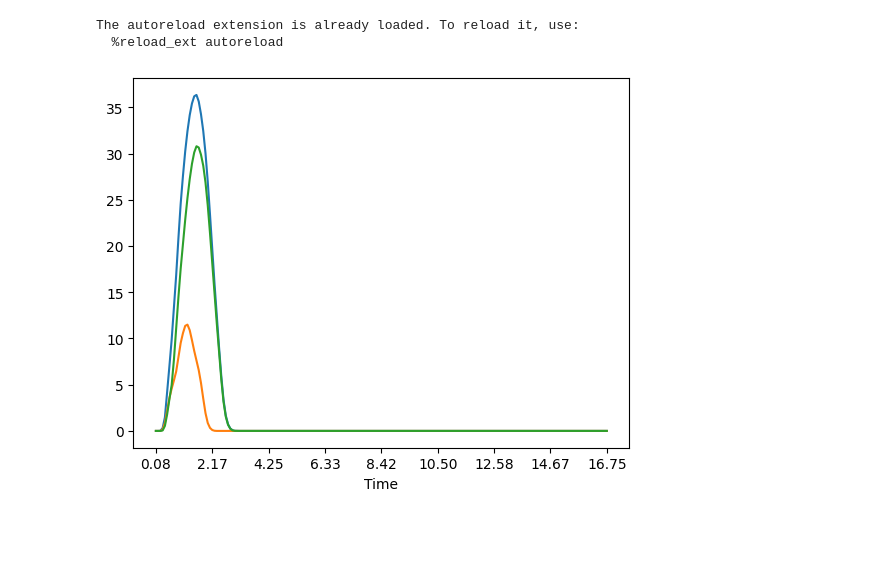
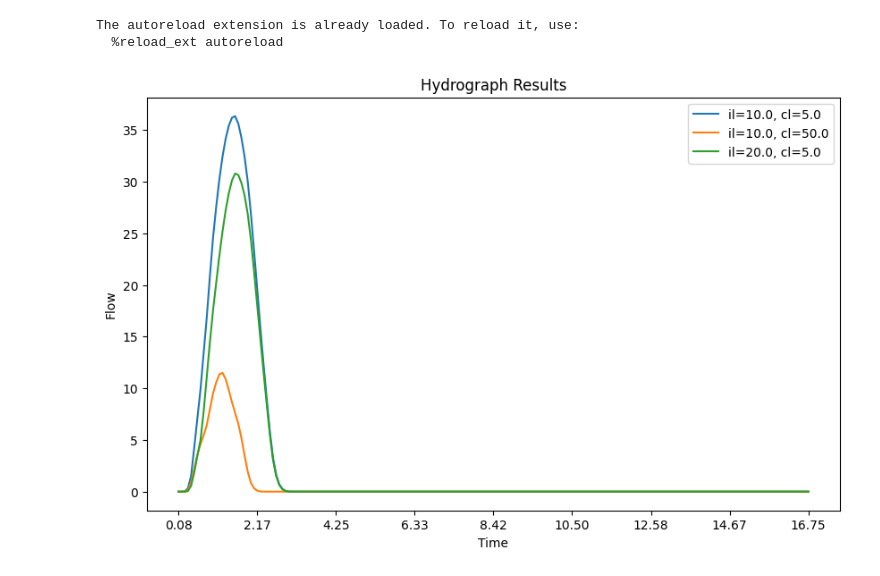
Before and after one commit to ashkans/pyrorb, a Jupyter notebook: workflows/nbs/003_creat_single_sim.ipynb, the cells around one changed output. Cells and saved outputs as stored; diff of their text form; code cells hidden in the pictures; blank space fills up the shorter version.

```diff
--- a/workflows/nbs/003_creat_single_sim.ipynb
+++ b/workflows/nbs/003_creat_single_sim.ipynb
@@ -7,41 +7,49 @@ from pathlib import Path
 from pyrorb.experiments.base_experiment import BaseExperiment
 from pyrorb.config_manager import ConfigManager
 from pyrorb.runner import ExperimentRunner
+import matplotlib.pyplot as plt
 
 # Load configuration
 config_path = '/home/ashkan/projects/pyrorb/config.json'
 config = ConfigManager(config_path)
 
 # Retrieve dataset paths
 dataset_path = Path(config.get('sample_dataset'))
 catg_file_path = dataset_path / 'catg.catg'
 stm_file_path = dataset_path / 'stm.stm'
 
+
 # Define experiments
 experiments = [
     BaseExperiment(catg_file_path, stm_file_path, kc=0.4, m=1.2, il=10.0, cl=5.0),
     BaseExperiment(catg_file_path, stm_file_path, kc=0.4, m=1.2, il=10.0, cl=50.0),
     BaseExperiment(catg_file_path, stm_file_path, kc=0.4, m=1.2, il=20.0, cl=5.0)
 ]
 
 # Initialize the experiment runner
-runner = ExperimentRunner(config)
-
-# Register experiments
-for exp in experiments:
-    runner.register_experiment(exp)
+runner = ExperimentRunner(config, experiments=experiments)
 
 # Submit experiment batches
 runner.submit_batches()
 
 # Plot results for each experiment
+plt.figure(figsize=(10, 6))
 for exp in experiments:
     hydrograph = exp.result.hydrographs['Hyd009']
+
     hydrograph.plot()
 
-
-plt.legend(['il=10, cl=5', ])
+# Adding a legend
+plt.legend([
+    'il=10.0, cl=5.0',
+    'il=10.0, cl=50.0',
+    'il=20.0, cl=5.0'
+])
+plt.title('Hydrograph Results')
+plt.xlabel('Time')
+plt.ylabel('Flow')
+plt.show()
 # %% [output]
 The autoreload extension is already loaded. To reload it, use:
   %reload_ext autoreload
-[figure, old version]
+[figure, new version]
```
